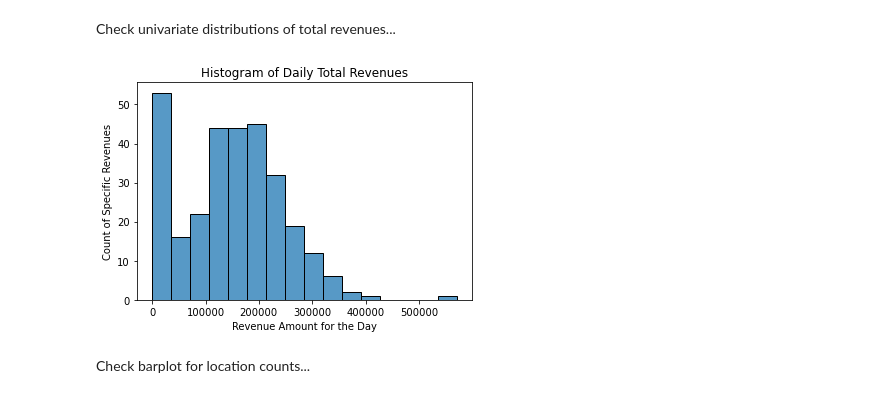
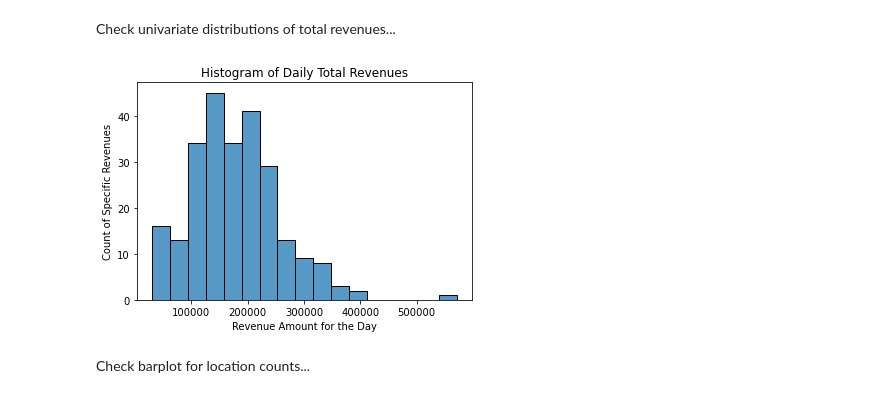
Before and after one commit to JacobPaxton/bakery-sales, a Jupyter notebook: explore.ipynb, the cells around one changed output. Drawn from its saved outputs; the diff is of its cells as text; code cells hidden in the pictures.

```diff
--- a/explore.ipynb
+++ b/explore.ipynb
@@ -56,13 +56,13 @@ sales.shape, daily_sales.shape
 Check univariate distributions of total revenues...
 # %%
 # plot histogram of daily revenue totals
-sns.histplot(daily_sales.total)
+sns.histplot(non_rev_daily_sales.total)
 plt.title('Histogram of Daily Total Revenues')
 plt.xlabel('Revenue Amount for the Day')
 plt.ylabel('Count of Specific Revenues')
 plt.show()
 # %% [output]
-[figure, old version]
+[figure, new version]
 # %% [markdown]
 Check barplot for location counts...
 # %%
```
Also changed, not shown: parts of 10 cells of this notebook.
